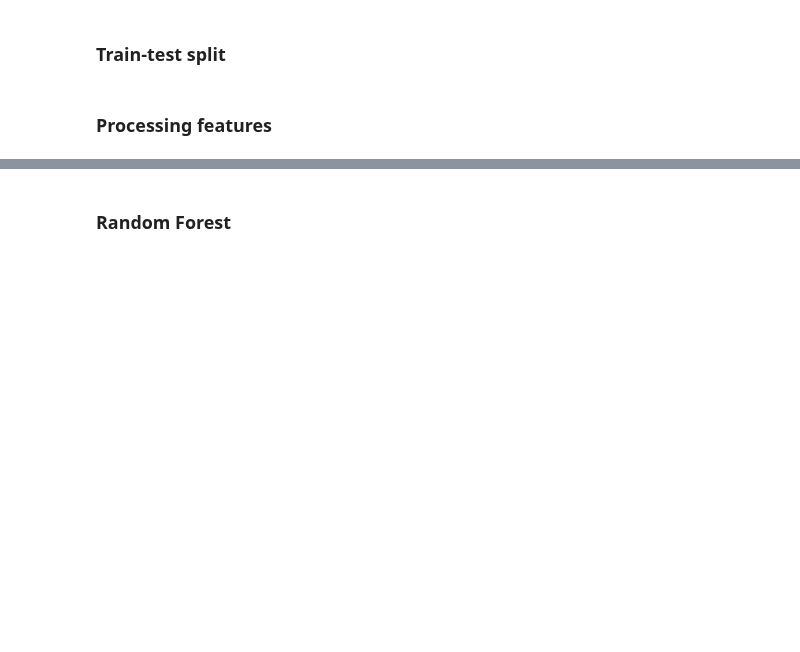
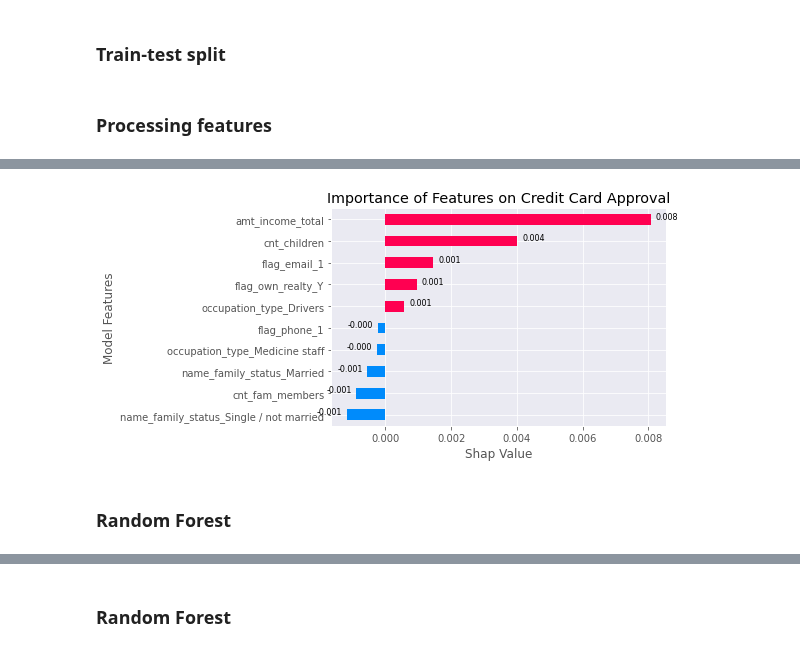
Before and after one commit to daniel-deutsch/FTD, a Jupyter notebook: Applied ML/main.ipynb, the cells around one changed output, grey strips where cells are left out. Saved outputs shown, nothing was run; the diff lists cells and outputs as text; code cells hidden in the pictures; blank space fills up the shorter version.

Commit message:
shap

```diff
--- a/Applied ML/main.ipynb
+++ b/Applied ML/main.ipynb
@@ -81,7 +91,7 @@ del df_credit_record, df_application_record
 # %% [markdown]
 ### Train-test split
 # %%
-# define categorical, numerical, and other interesting vars
+# Define categorical, numerical, and other interesting vars
 categorical = [
     'code_gender',
     'flag_own_car',
@@ -107,11 +117,11 @@ other = [
     'education_level'
 ]
 
-# define X and y datasets
+# Define X and y datasets
 X = df[categorical + numerical + other]
-y = df['is_good']
+y = df[['is_good_safe', 'is_good_risky', 'is_good_riskier']]
 
-# split between train and test sets
+# Split between train and test sets
 X_train, X_test, y_train, y_test = train_test_split(X, y, test_size=0.3, random_state=random_state)
 # %% [markdown]
 ### Processing features
@@ -141,0 +166,8 @@ X_test_normal = pd.concat((X_test_numerical, X_test_categorical, X_test[other]),
+# %%
+# Builds and trains the model
+model = LogisticRegressionCV(cv=3, penalty='l2', scoring='roc_auc', class_weight='balanced', solver='liblinear')
+model_fit = model.fit(X_train_normal, y_train['is_good_safe'])
+
+# Prints the classification report
+print(classification_report(y_test['is_good_safe'], model_fit.predict(X_test_normal), zero_division=0))
+print(f"ROC AUC: {roc_auc_score(y_test['is_good_safe'], model_fit.predict(X_test_normal))}")
@@ -141,0 +185,27 @@ X_test_normal = pd.concat((X_test_numerical, X_test_categorical, X_test[other]),
+# %%
+explainer = shap.Explainer(model, X_train_normal)
+shap_values = explainer(X_test_normal)
+
+coefs = pd.DataFrame(shap_values.values.mean(axis=0), index=X_train_normal.columns)
+coefs.columns = ['shap']
+coefs['positive'] = coefs['shap'] > 0
+coefs.sort_values('shap', inplace=True)
+coefs = pd.concat((coefs.iloc[:5], coefs.iloc[-5:]))
+
+coefs['shap'].plot(kind='barh', color=coefs.positive.map({True: '#FF0051', False: '#008BFB'}))
+
+ax = plt.gca()
+for p in ax.patches:
+    if p.get_width() > 0:
+        ax.annotate("%.3f" % p.get_width(), (p.get_x() + p.get_width(), p.get_y()), xytext=(5, 6), size=8, textcoords='offset points')
+    else:
+        ax.annotate("%.3f" % p.get_width(), (p.get_x() + p.get_width(), p.get_y()), xytext=(-30, 6), size=8, textcoords='offset points')
+
+plt.xlabel("Shap Value")
+plt.ylabel("Model Features")
+plt.title("Importance of Features on Credit Card Approval")
+plt.show()
+# %% [output]
+[figure, added]
+# %% [markdown]
+### Random Forest
```
Also changed, not shown: parts of 22 cells of this notebook.
